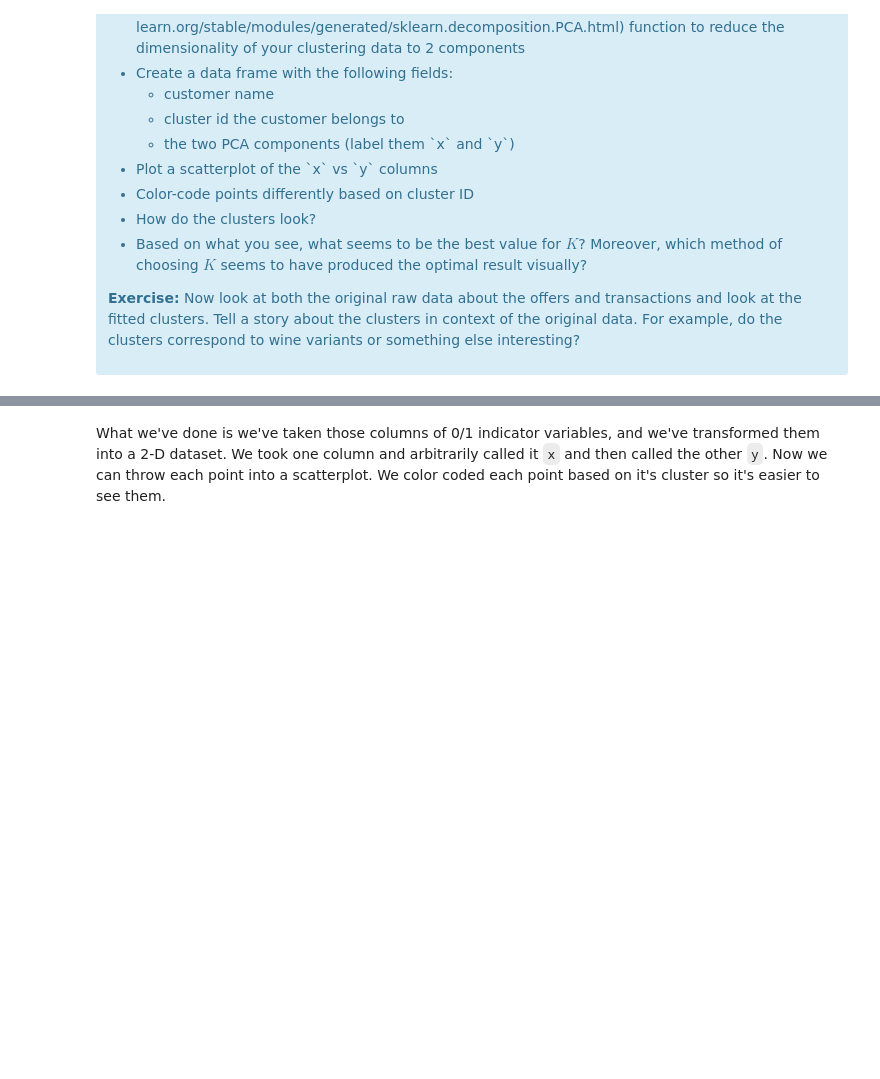
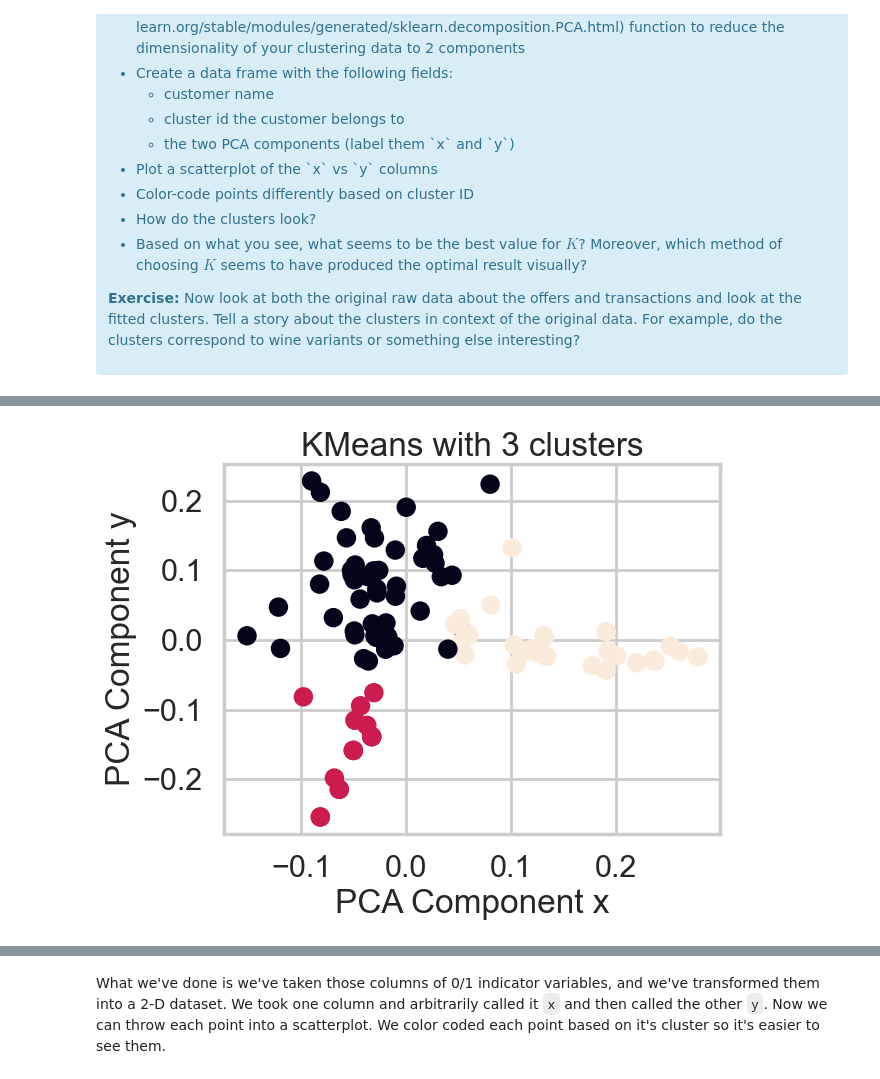
Before and after one commit to MsEM11/Clustering-Case-Study, a Jupyter notebook: Clustering Case Study - Customer Segmentation with K-Means - Tier 3.ipynb, the cells around one changed output, grey strips where cells are left out. Drawn from its saved outputs; the diff is of its cells as text; code cells hidden in the pictures; blank space fills up the shorter version.

```diff
--- a/Clustering Case Study - Customer Segmentation with K-Means - Tier 3.ipynb
+++ b/Clustering Case Study - Customer Segmentation with K-Means - Tier 3.ipynb
@@ -328,0 +341,7 @@ This is only one use of PCA for dimension reduction. We can also use PCA when we
+# %%
+kmeans_pca = KMeans(n_clusters=3,n_init=10,random_state=42)
+kmeans_results = kmeans_pca.fit_predict(x_cols)
+# %%
+cluster_df = pd.DataFrame({'name': df_pivot.index,'cluster_id':kmeans_results,
+              'x':pca_results.components_[0],'y':pca_results.components_[1]})
+cluster_df.head()
@@ -328,0 +355,8 @@ This is only one use of PCA for dimension reduction. We can also use PCA when we
+# %%
+plt.scatter(data=cluster_df,x='x',y='y',c='cluster_id')
+plt.xlabel('PCA Component x')
+plt.ylabel('PCA Component y')
+plt.title(f'KMeans with 3 clusters')
+plt.show()
+# %% [output]
+[figure, added]
```
Also changed, not shown: parts of 10 cells of this notebook.
